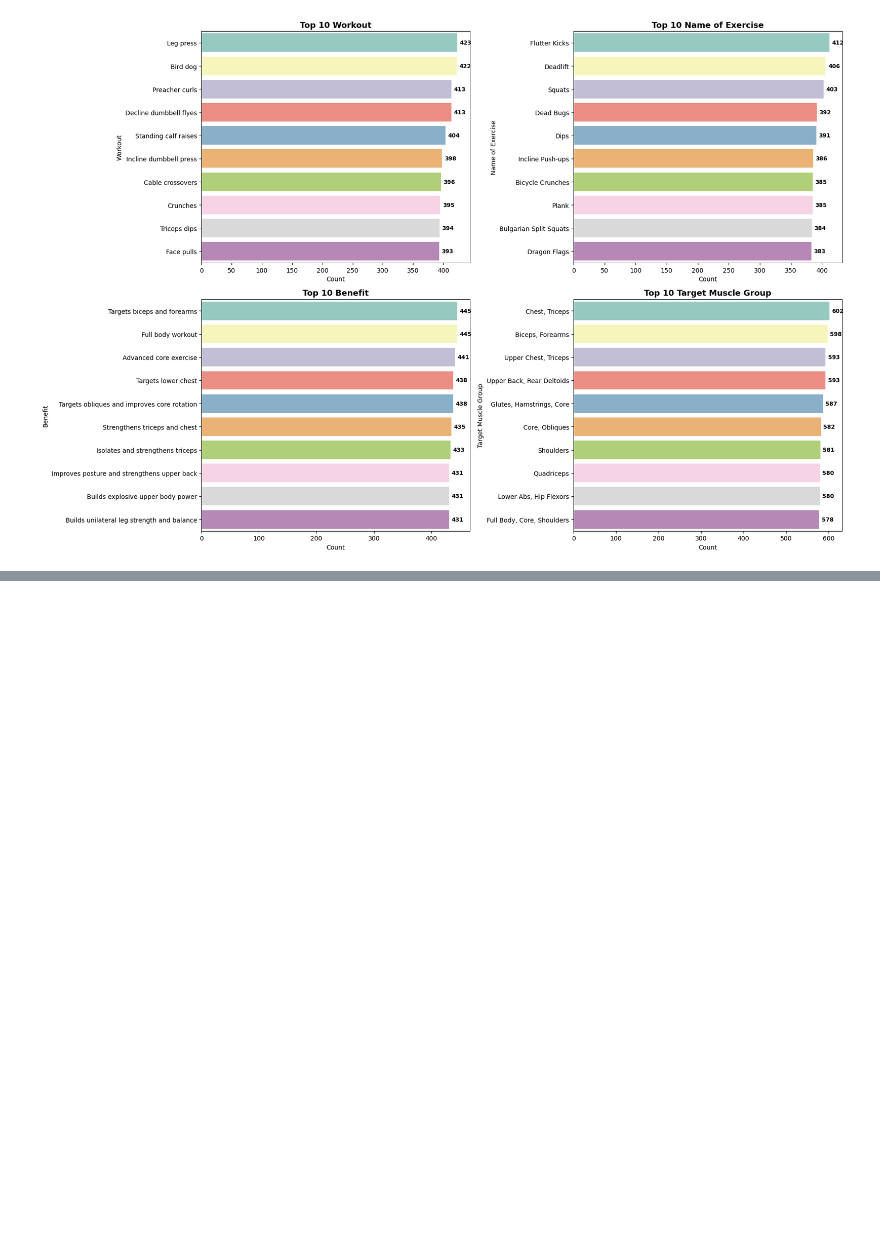
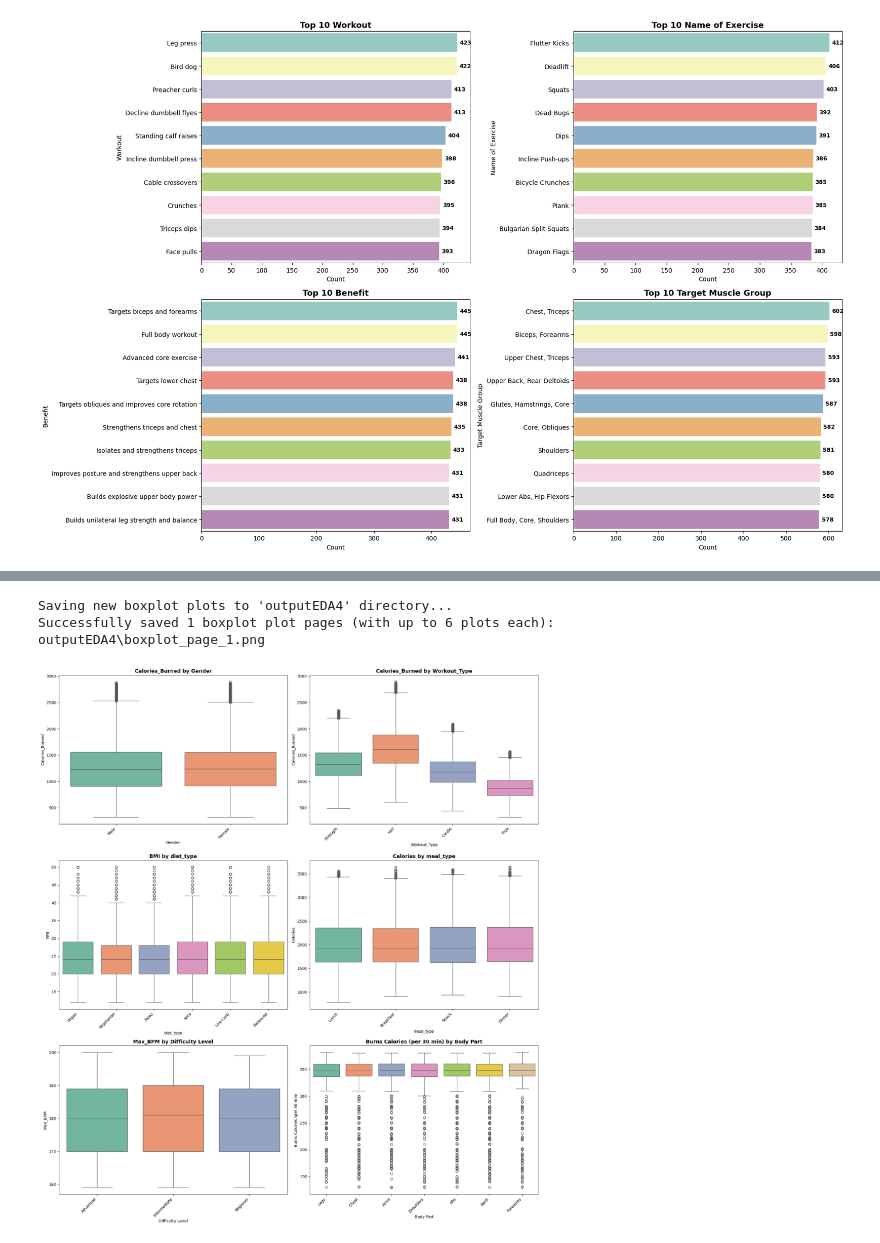
Before and after one commit to RaymussenArthur/Life-Style-Recommendation, a Jupyter notebook: EDA.ipynb, the cells around one changed output, grey strips where cells are left out. Saved outputs shown, nothing was run; the diff lists cells and outputs as text; code cells hidden in the pictures; blank space fills up the shorter version.

```diff
--- a/EDA.ipynb
+++ b/EDA.ipynb
@@ -202,0 +275,35 @@ plt.show()
+# %%
+output_dir = 'outputEDA4'
+os.makedirs(output_dir, exist_ok=True)
+saved_files_boxplot = []
+
+print(f"\nSaving new boxplot plots to '{output_dir}' directory...")
+
+plots_per_page = 6
+rows, cols = 3, 2
+num_pages = int(np.ceil(len(cat_num_pairs) / plots_per_page))
+
+for i in range(0, len(cat_num_pairs), plots_per_page):
+    subset = cat_num_pairs[i:i + plots_per_page]
+    page_num = (i // plots_per_page) + 1
+    plt.figure(figsize=(18, 20))
+
+    for j, (cat, num) in enumerate(subset, 1):
+        plt.subplot(rows, cols, j) # Use j (which starts at 1)
+        sns.boxplot(x=cat, y=num, data=df, palette='Set2')
+        plt.title(f'{num} by {cat}', fontsize=13, fontweight='bold')
+        plt.xticks(rotation=45, ha='right')
+
+    plt.tight_layout()
+
+    filename = os.path.join(output_dir, f"boxplot_page_{page_num}.png")
+    plt.savefig(filename)
+    saved_files_boxplot.append(filename)
+
+print(f"Successfully saved {len(saved_files_boxplot)} boxplot plot pages (with up to {plots_per_page} plots each):")
+print("\n".join(saved_files_boxplot))
+# %% [output]
+Saving new boxplot plots to 'outputEDA4' directory...
+Successfully saved 1 boxplot plot pages (with up to 6 plots each):
+outputEDA4\boxplot_page_1.png
+[figure, added]
```
Also changed, not shown: parts of 8 cells of this notebook, 26 other files.
